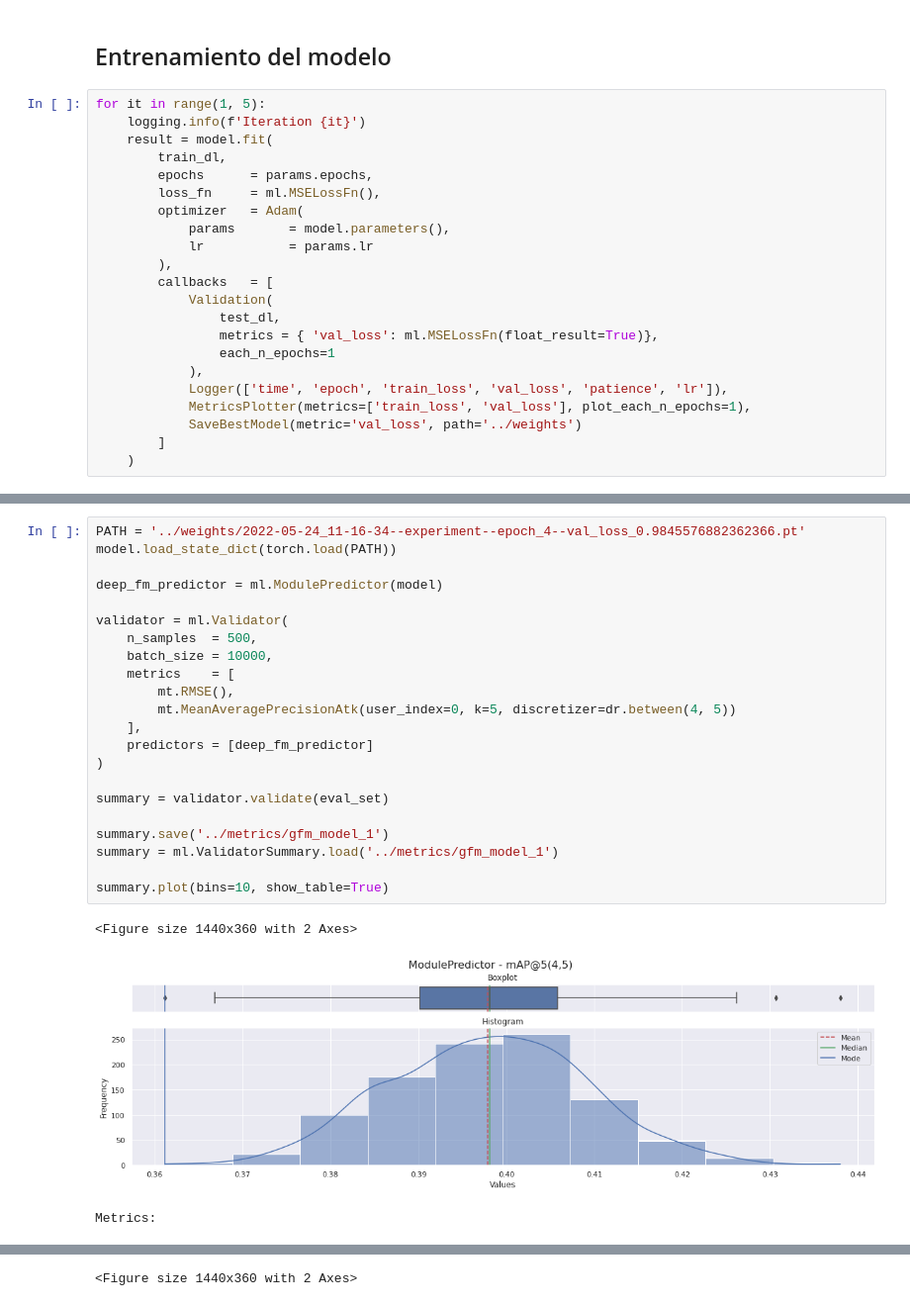
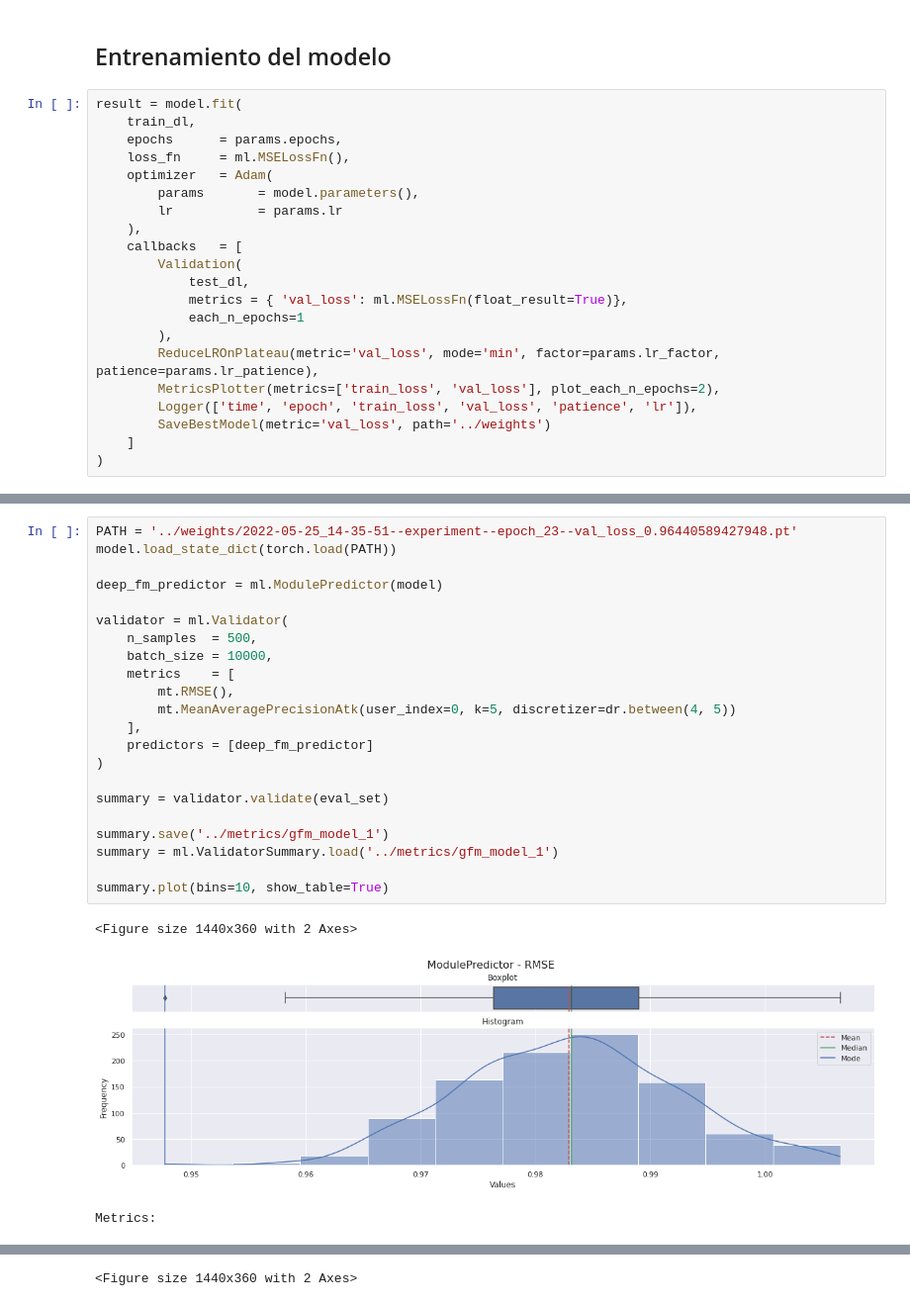
Before and after one commit to adrianmarino/thesis-paper, a Jupyter notebook: notebooks/models_gmf.ipynb, the cells around one changed output, grey strips where cells are left out. Shown at 99% size. Drawn from its saved outputs; the diff is of its cells as text.

Commit message:
feat: gmf model 1

```diff
--- a/notebooks/models_gmf.ipynb
+++ b/notebooks/models_gmf.ipynb
@@ -156,24 +186,23 @@ DeepFM(
 # %% [markdown]
 ## Entrenamiento del modelo
 # %%
-for it in range(1, 5):
-    logging.info(f'Iteration {it}')
-    result = model.fit(
-        train_dl,
-        epochs      = params.epochs,
-        loss_fn     = ml.MSELossFn(),
-        optimizer   = Adam(
-            params       = model.parameters(),
-            lr           = params.lr
+result = model.fit(
+    train_dl,
+    epochs      = params.epochs,
+    loss_fn     = ml.MSELossFn(),
+    optimizer   = Adam(
+        params       = model.parameters(),
+        lr           = params.lr
+    ),
+    callbacks   = [
+        Validation(
+            test_dl,
+            metrics = { 'val_loss': ml.MSELossFn(float_result=True)},
+            each_n_epochs=1
         ),
-        callbacks   = [
-            Validation(
-                test_dl,
-                metrics = { 'val_loss': ml.MSELossFn(float_result=True)},
-                each_n_epochs=1
-            ),
-            Logger(['time', 'epoch', 'train_loss', 'val_loss', 'patience', 'lr']),
-            MetricsPlotter(metrics=['train_loss', 'val_loss'], plot_each_n_epochs=1),
-            SaveBestModel(metric='val_loss', path='../weights')
-        ]
-    )
+        ReduceLROnPlateau(metric='val_loss', mode='min', factor=params.lr_factor, patience=params.lr_patience),
+        MetricsPlotter(metrics=['train_loss', 'val_loss'], plot_each_n_epochs=2),
+        Logger(['time', 'epoch', 'train_loss', 'val_loss', 'patience', 'lr']),
+        SaveBestModel(metric='val_loss', path='../weights')
+    ]
+)
@@ -180,26 +213,26 @@ for it in range(1, 5):
 # %%
-PATH = '../weights/2022-05-24_11-16-34--experiment--epoch_4--val_loss_0.9845576882362366.pt'
+PATH = '../weights/2022-05-25_14-35-51--experiment--epoch_23--val_loss_0.96440589427948.pt'
 model.load_state_dict(torch.load(PATH))
 
 deep_fm_predictor = ml.ModulePredictor(model)
 
 validator = ml.Validator(
     n_samples  = 500,
     batch_size = 10000,
     metrics    = [
         mt.RMSE(),
         mt.MeanAveragePrecisionAtk(user_index=0, k=5, discretizer=dr.between(4, 5))
     ],
     predictors = [deep_fm_predictor]
 )
 
 summary = validator.validate(eval_set)
 
 summary.save('../metrics/gfm_model_1')
 summary = ml.ValidatorSummary.load('../metrics/gfm_model_1')
 
 summary.plot(bins=10, show_table=True)
 # %% [output]
 <Figure size 1440x360 with 2 Axes>
-[figure, old version]
+[figure, new version]
 Metrics:
```
Also changed, not shown: parts of 8 cells of this notebook, 5 other files.
